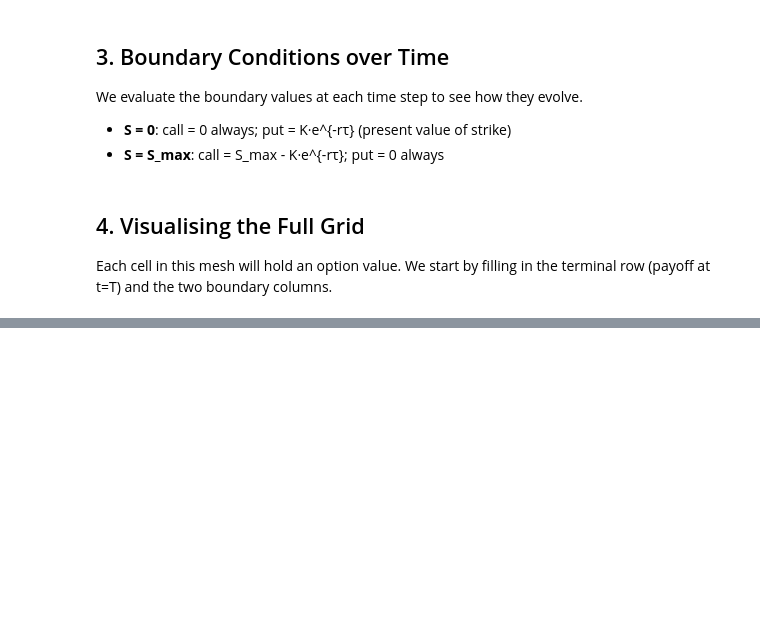
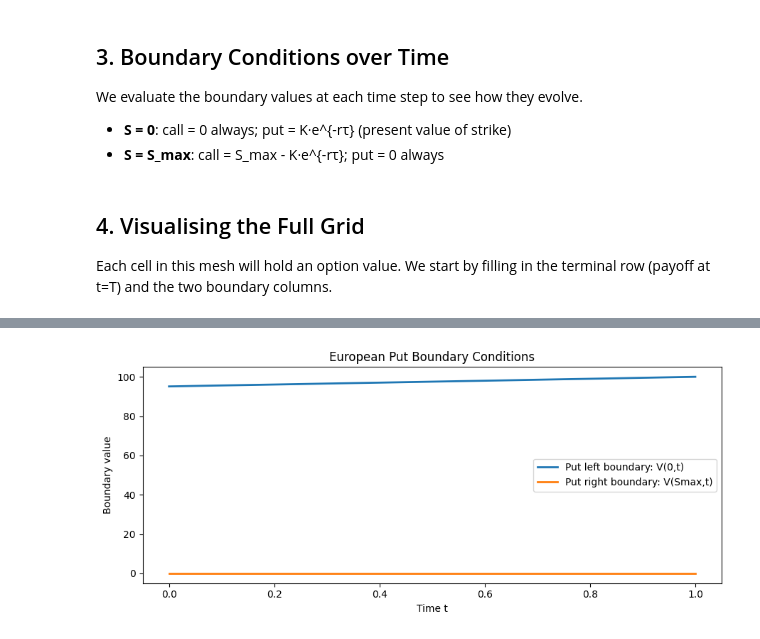
Before and after one commit to py2025/finite-difference, a Jupyter notebook: notebooks/02_grid_and_boundary_conditions.ipynb, the cells around one changed output, grey strips where cells are left out. Saved outputs shown, nothing was run; the diff lists cells and outputs as text; code cells hidden in the pictures; blank space fills up the shorter version.

```diff
--- a/notebooks/02_grid_and_boundary_conditions.ipynb
+++ b/notebooks/02_grid_and_boundary_conditions.ipynb
@@ -111,0 +106,12 @@ plt.show()
+# %%
+plt.figure(figsize=(9, 4))
+plt.plot(t_grid, put_left, label="Put left boundary: V(0,t)", lw=2)
+plt.plot(t_grid, put_right, label="Put right boundary: V(Smax,t)", lw=2)
+plt.xlabel("Time t")
+plt.ylabel("Boundary value")
+plt.title("European Put Boundary Conditions")
+plt.legend()
+plt.tight_layout()
+plt.show()
+# %% [output]
+[figure, added]
```
Also changed, not shown: parts of 9 cells of this notebook, 8 other files.
